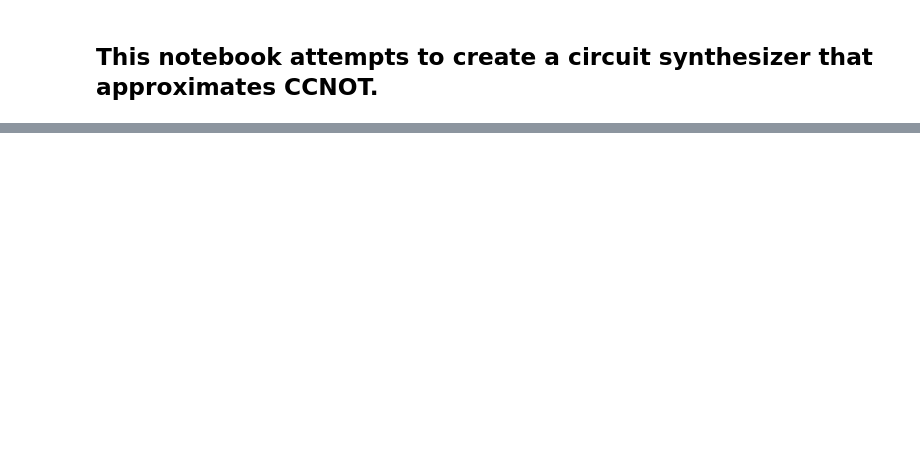
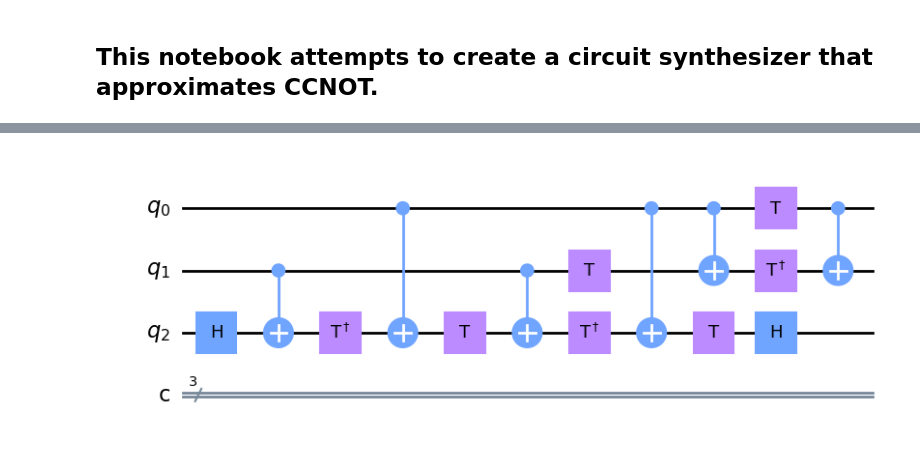
Before and after one commit to ThomScottW/CCNOT-Synthesizer, a Jupyter notebook: Synthesizer.ipynb, the cells around one changed output, grey strips where cells are left out. Cells and saved outputs as stored; diff of their text form; code cells hidden in the pictures; blank space fills up the shorter version.

```diff
--- a/Synthesizer.ipynb
+++ b/Synthesizer.ipynb
@@ -38,0 +23,21 @@ Statevector(transpiled_circuit).to_dict()
+# %%
+H_T_approximation_complete = QuantumCircuit(3, 3)
+H_T_approximation_complete.h(2)
+H_T_approximation_complete.cnot(1, 2)
+H_T_approximation_complete.tdg(2)
+H_T_approximation_complete.cnot(0, 2)
+H_T_approximation_complete.t(2)
+H_T_approximation_complete.cnot(1, 2)
+H_T_approximation_complete.tdg(2)
+H_T_approximation_complete.cnot(0, 2)
+H_T_approximation_complete.t(1)
+H_T_approximation_complete.t(2)
+H_T_approximation_complete.h(2)
+H_T_approximation_complete.cnot(0, 1)
+H_T_approximation_complete.t(0)
+H_T_approximation_complete.tdg(1)
+H_T_approximation_complete.cnot(0, 1)
+
+H_T_approximation_complete.draw('mpl')
+# %% [output]
+[figure, added]
```
Also changed, not shown: parts of 25 cells of this notebook.
